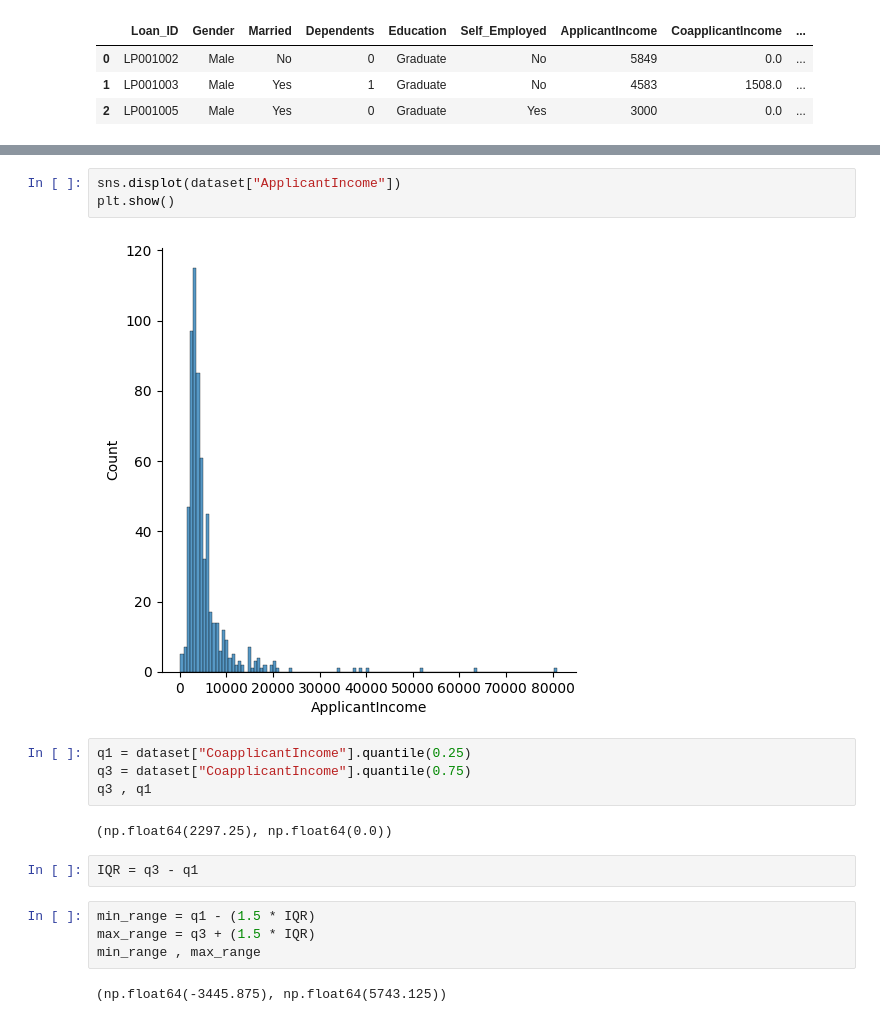
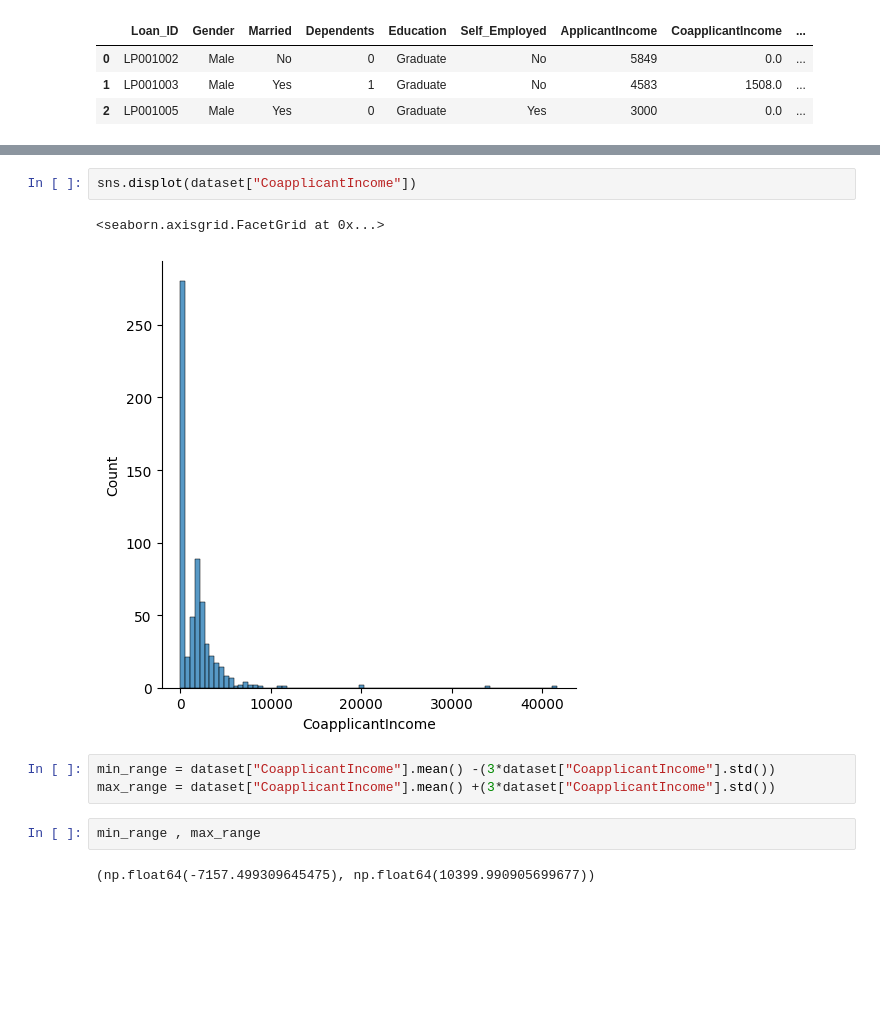
Before and after one commit to Vickymaurya1/machine-learning-course, a Jupyter notebook: Untitled2.ipynb, the cells around one changed output, grey strips where cells are left out. Cells and saved outputs as stored; diff of their text form; blank space fills up the shorter version.

```diff
--- a/Untitled2.ipynb
+++ b/Untitled2.ipynb
@@ -61,20 +20,13 @@ plt.show()
 # %%
-sns.displot(dataset["ApplicantIncome"])
-plt.show()
+sns.displot(dataset["CoapplicantIncome"])
 # %% [output]
+<seaborn.axisgrid.FacetGrid at 0x...>
-[figure, old version]
+[figure, new version]
-# %%
-q1 = dataset["CoapplicantIncome"].quantile(0.25)
-q3 = dataset["CoapplicantIncome"].quantile(0.75)
-q3 , q1
-# %% [output]
-(np.float64(2297.25), np.float64(0.0))
-# %%
-IQR = q3 - q1
-# %%
-min_range = q1 - (1.5 * IQR)
-max_range = q3 + (1.5 * IQR)
-min_range , max_range
-# %% [output]
-(np.float64(-3445.875), np.float64(5743.125))
+# %%
+min_range = dataset["CoapplicantIncome"].mean() -(3*dataset["CoapplicantIncome"].std())
+max_range = dataset["CoapplicantIncome"].mean() +(3*dataset["CoapplicantIncome"].std())
+# %%
+min_range , max_range
+# %% [output]
+(np.float64(-7157.499309645475), np.float64(10399.990905699677))
 # %%
```
Also changed, not shown: parts of 9 cells of this notebook.
